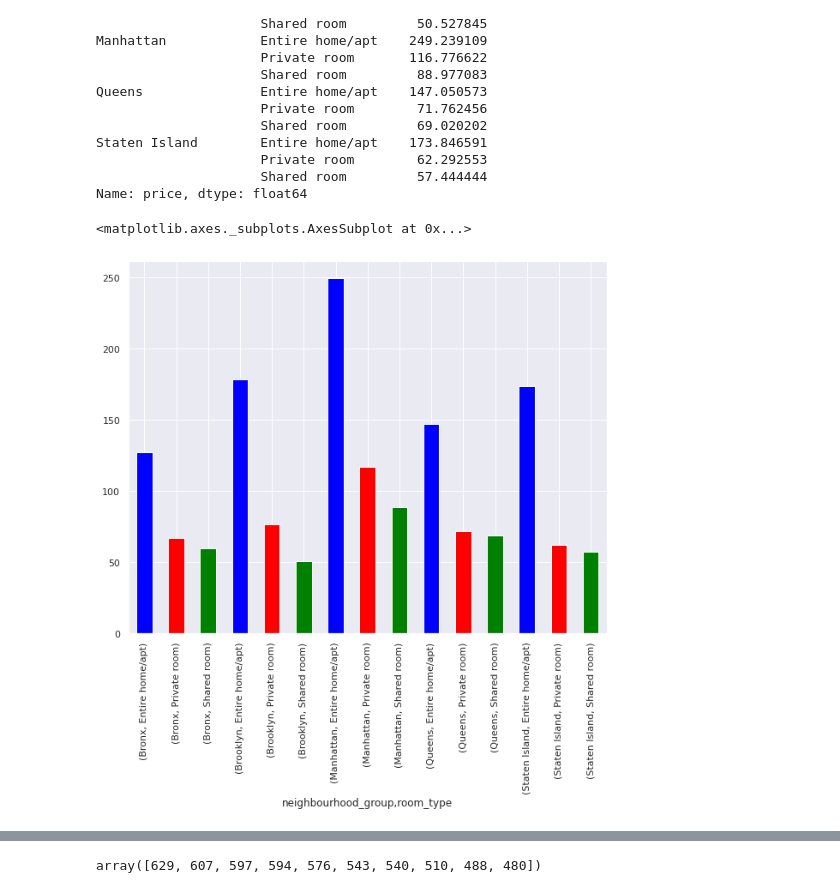
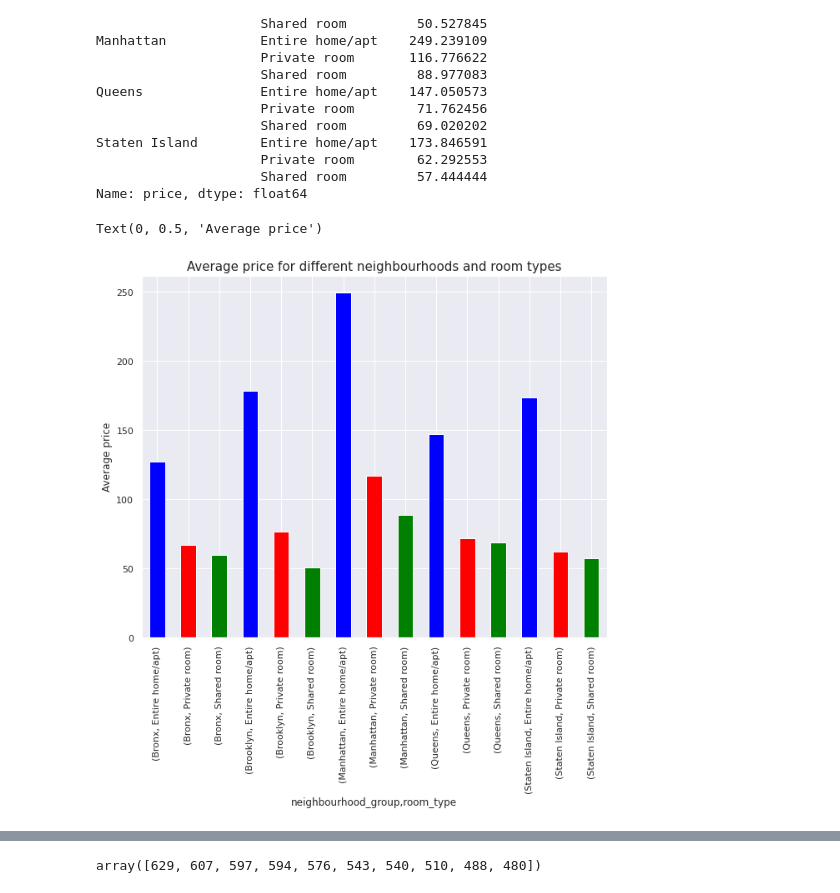
Before and after one commit to Priyabrat845/Airbnb-Booking-Analysis, a Jupyter notebook: Copy_of_Airbnb_Bookings_Analysis_Capstone_Project.ipynb, the cells around one changed output, grey strips where cells are left out. Drawn from its saved outputs; the diff is of its cells as text; code cells hidden in the pictures.

```diff
--- a/Copy_of_Airbnb_Bookings_Analysis_Capstone_Project.ipynb
+++ b/Copy_of_Airbnb_Bookings_Analysis_Capstone_Project.ipynb
@@ -223,9 +224,11 @@ Staten Island        Entire home/apt    173.846591
 Name: price, dtype: float64
 # %%
 ax2.plot.bar(color=['blue','red','green'])
+plt.title('Average price for different neighbourhoods and room types',size=15)
+plt.ylabel('Average price')
 # %% [output]
-<matplotlib.axes._subplots.AxesSubplot at 0x...>
+Text(0, 0.5, 'Average price')
-[figure, old version]
+[figure, new version]
 # %%
 top_reviewed_listings=airbnb.nlargest(10,'number_of_reviews')
 top_reviewed_listings
```
Also changed, not shown: parts of 4 cells of this notebook.
